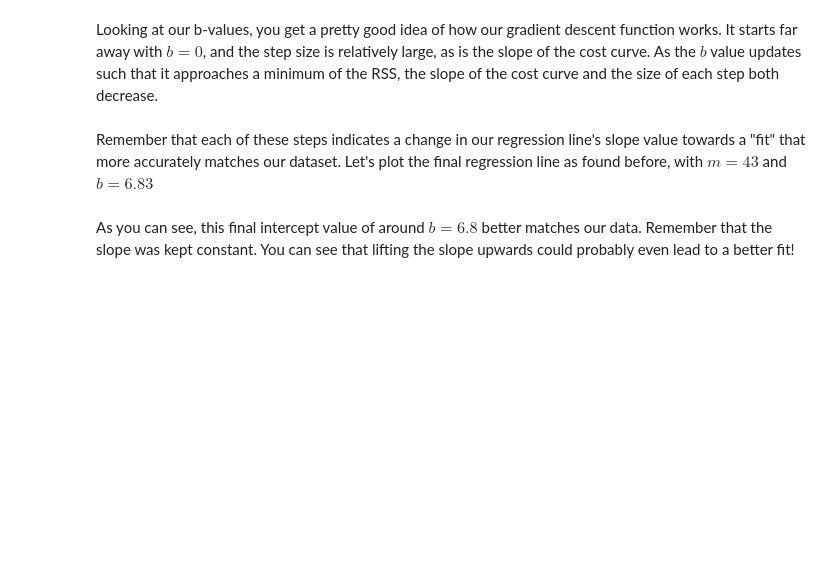
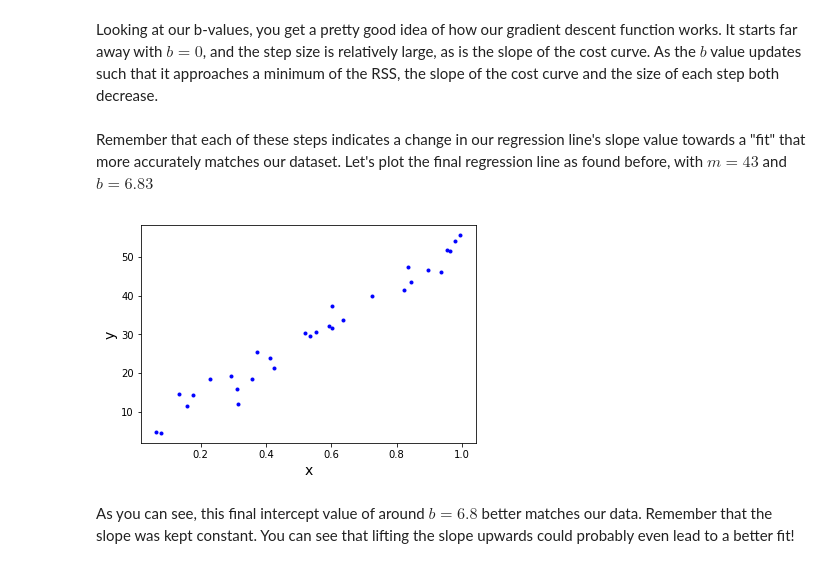
Before and after one commit to MissAle17/dsc-2-14-12-gradient-descent-step-sizes-lab-online-ds-sp-000, a Jupyter notebook: index.ipynb, the cells around one changed output. Saved outputs shown, nothing was run; the diff lists cells and outputs as text; code cells hidden in the pictures; blank space fills up the shorter version.

```diff
--- a/index.ipynb
+++ b/index.ipynb
@@ -244,3 +261,14 @@ Remember that each of these steps indicates a change in our regression line's sl
+# %%
+# plot the final result here
+y2 = 43*x + 6.83 + y_randterm
+
+
+plt.plot(x, y, '.b')
+plt.plot(x, , '-')
+plt.xlabel("x", fontsize=14)
+plt.ylabel("y", fontsize=14);
+# %% [output]
+[figure, added]
 # %% [markdown]
 As you can see, this final intercept value of around $b=6.8$ better matches our data. Remember that the slope was kept constant. You can see that lifting the slope upwards could probably even lead to a better fit!
 # %% [markdown]
```
Also changed, not shown: parts of 4 cells of this notebook.
